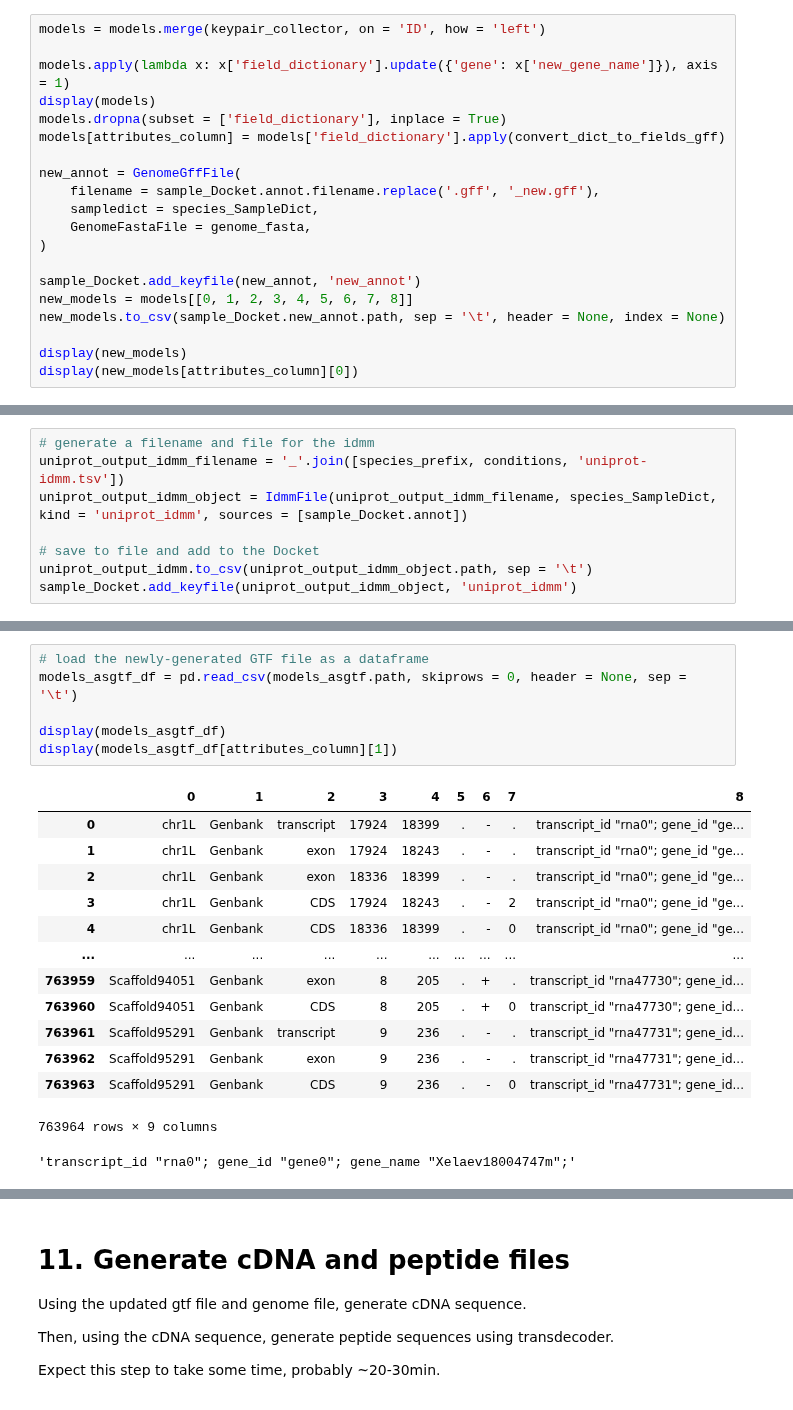
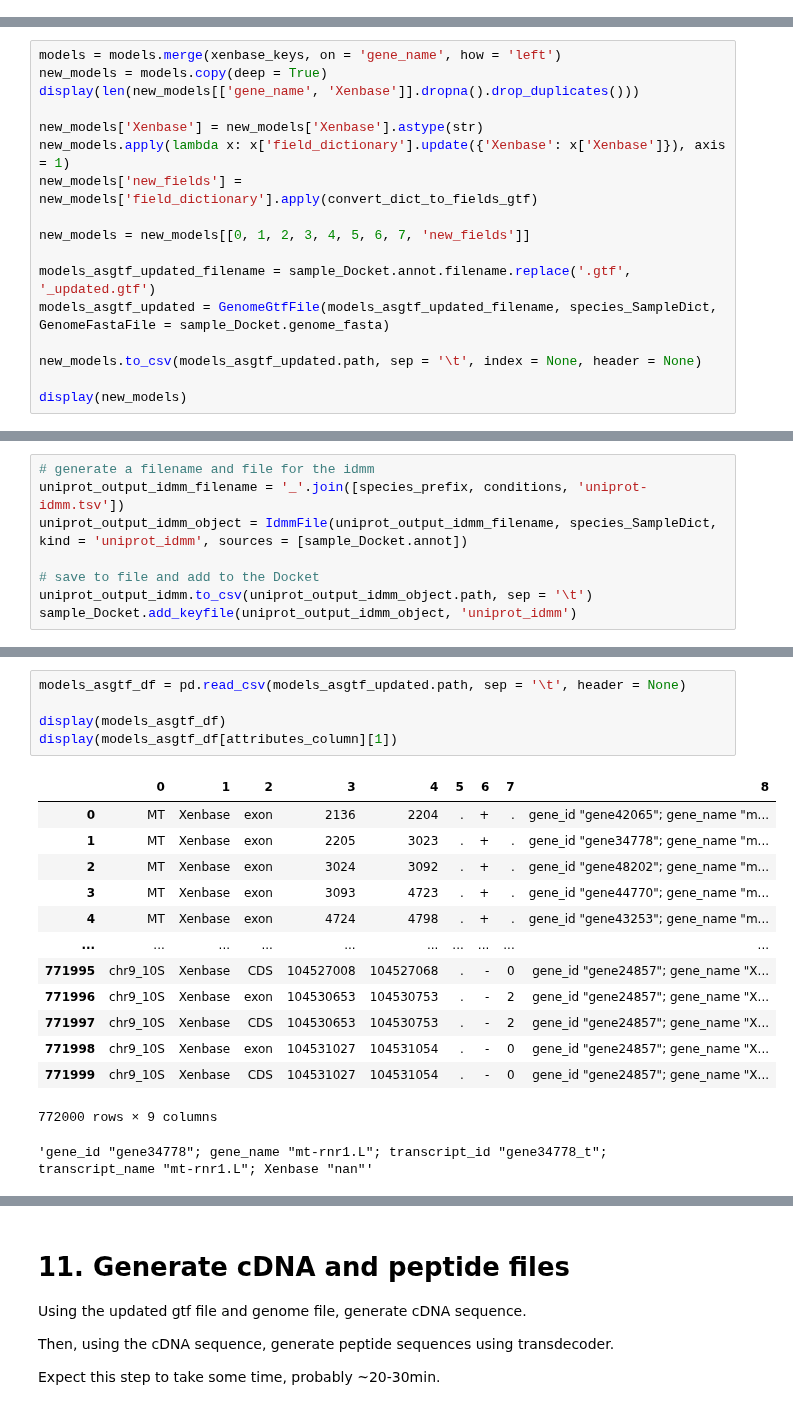
Before and after one commit to Arcadia-Science/glial-origins, a Jupyter notebook: notebooks/Xlae_adultbrain/1_Xlae_adultbrain_downloading.ipynb, the cells around one changed output, grey strips where cells are left out. Saved outputs shown, nothing was run; the diff lists cells and outputs as text.

```diff
--- a/notebooks/Xlae_adultbrain/1_Xlae_adultbrain_downloading.ipynb
+++ b/notebooks/Xlae_adultbrain/1_Xlae_adultbrain_downloading.ipynb
@@ -300,20 +222,0 @@ See the caveats in the documentation: https://pandas.pydata.org/pandas-docs/stab
-# %%
-models = models.merge(keypair_collector, on = 'ID', how = 'left')
-
-models.apply(lambda x: x['field_dictionary'].update({'gene': x['new_gene_name']}), axis = 1)
-display(models)
-models.dropna(subset = ['field_dictionary'], inplace = True)
-models[attributes_column] = models['field_dictionary'].apply(convert_dict_to_fields_gff)
-
-new_annot = GenomeGffFile(
-    filename = sample_Docket.annot.filename.replace('.gff', '_new.gff'),
-    sampledict = species_SampleDict,
-    GenomeFastaFile = genome_fasta,
-)
-
-sample_Docket.add_keyfile(new_annot, 'new_annot')
-new_models = models[[0, 1, 2, 3, 4, 5, 6, 7, 8]]
-new_models.to_csv(sample_Docket.new_annot.path, sep = '\t', header = None, index = None)
-
-display(new_models)
-display(new_models[attributes_column][0])
@@ -347,0 +276,17 @@ display(new_models[attributes_column][0])
+# %%
+models = models.merge(xenbase_keys, on = 'gene_name', how = 'left')
+new_models = models.copy(deep = True)
+display(len(new_models[['gene_name', 'Xenbase']].dropna().drop_duplicates()))
+
+new_models['Xenbase'] = new_models['Xenbase'].astype(str)
+new_models.apply(lambda x: x['field_dictionary'].update({'Xenbase': x['Xenbase']}), axis = 1)
+new_models['new_fields'] = new_models['field_dictionary'].apply(convert_dict_to_fields_gtf)
+
+new_models = new_models[[0, 1, 2, 3, 4, 5, 6, 7, 'new_fields']]
+
+models_asgtf_updated_filename = sample_Docket.annot.filename.replace('.gtf', '_updated.gtf')
+models_asgtf_updated = GenomeGtfFile(models_asgtf_updated_filename, species_SampleDict, GenomeFastaFile = sample_Docket.genome_fasta)
+
+new_models.to_csv(models_asgtf_updated.path, sep = '\t', index = None, header = None)
+
+display(new_models)
@@ -508,24 +466,23 @@ models_asgtf = sample_Docket.new_annot.to_gtf(GFFREAD_LOC)
 # %%
-# load the newly-generated GTF file as a dataframe
-models_asgtf_df = pd.read_csv(models_asgtf.path, skiprows = 0, header = None, sep = '\t')
+models_asgtf_df = pd.read_csv(models_asgtf_updated.path, sep = '\t', header = None)
 
 display(models_asgtf_df)
 display(models_asgtf_df[attributes_column][1])
 # %% [output]
 |  | 0 | 1 | 2 | 3 | 4 | 5 | 6 | 7 | 8 |
-| 0 | chr1L | Genbank | transcript | 17924 | 18399 | . | - | . | transcript_id "rna0"; gene_id "ge... |
-| 1 | chr1L | Genbank | exon | 17924 | 18243 | . | - | . | transcript_id "rna0"; gene_id "ge... |
-| 2 | chr1L | Genbank | exon | 18336 | 18399 | . | - | . | transcript_id "rna0"; gene_id "ge... |
-| 3 | chr1L | Genbank | CDS | 17924 | 18243 | . | - | 2 | transcript_id "rna0"; gene_id "ge... |
-| 4 | chr1L | Genbank | CDS | 18336 | 18399 | . | - | 0 | transcript_id "rna0"; gene_id "ge... |
+| 0 | MT | Xenbase | exon | 2136 | 2204 | . | + | . | gene_id "gene42065"; gene_name "m... |
+| 1 | MT | Xenbase | exon | 2205 | 3023 | . | + | . | gene_id "gene34778"; gene_name "m... |
+| 2 | MT | Xenbase | exon | 3024 | 3092 | . | + | . | gene_id "gene48202"; gene_name "m... |
+| 3 | MT | Xenbase | exon | 3093 | 4723 | . | + | . | gene_id "gene44770"; gene_name "m... |
+| 4 | MT | Xenbase | exon | 4724 | 4798 | . | + | . | gene_id "gene43253"; gene_name "m... |
 | ... | ... | ... | ... | ... | ... | ... | ... | ... | ... |
-| 763959 | Scaffold94051 | Genbank | exon | 8 | 205 | . | + | . | transcript_id "rna47730"; gene_id... |
-| 763960 | Scaffold94051 | Genbank | CDS | 8 | 205 | . | + | 0 | transcript_id "rna47730"; gene_id... |
-| 763961 | Scaffold95291 | Genbank | transcript | 9 | 236 | . | - | . | transcript_id "rna47731"; gene_id... |
-| 763962 | Scaffold95291 | Genbank | exon | 9 | 236 | . | - | . | transcript_id "rna47731"; gene_id... |
-| 763963 | Scaffold95291 | Genbank | CDS | 9 | 236 | . | - | 0 | transcript_id "rna47731"; gene_id... |
+| 771995 | chr9_10S | Xenbase | CDS | 104527008 | 104527068 | . | - | 0 | gene_id "gene24857"; gene_name "X... |
+| 771996 | chr9_10S | Xenbase | exon | 104530653 | 104530753 | . | - | 2 | gene_id "gene24857"; gene_name "X... |
+| 771997 | chr9_10S | Xenbase | CDS | 104530653 | 104530753 | . | - | 2 | gene_id "gene24857"; gene_name "X... |
+| 771998 | chr9_10S | Xenbase | exon | 104531027 | 104531054 | . | - | 0 | gene_id "gene24857"; gene_name "X... |
+| 771999 | chr9_10S | Xenbase | CDS | 104531027 | 104531054 | . | - | 0 | gene_id "gene24857"; gene_name "X... |
-763964 rows × 9 columns
+772000 rows × 9 columns
-'transcript_id "rna0"; gene_id "gene0"; gene_name "Xelaev18004747m";'
+'gene_id "gene34778"; gene_name "mt-rnr1.L"; transcript_id "gene34778_t"; transcript_name "mt-rnr1.L"; Xenbase "nan"'
 # %%
 # Use a custom function to extract useful fields from the additional fields section (column 8)
 # Pull from that dict to fill in additional useful columns
```
Also changed, not shown: parts of 23 cells of this notebook.
